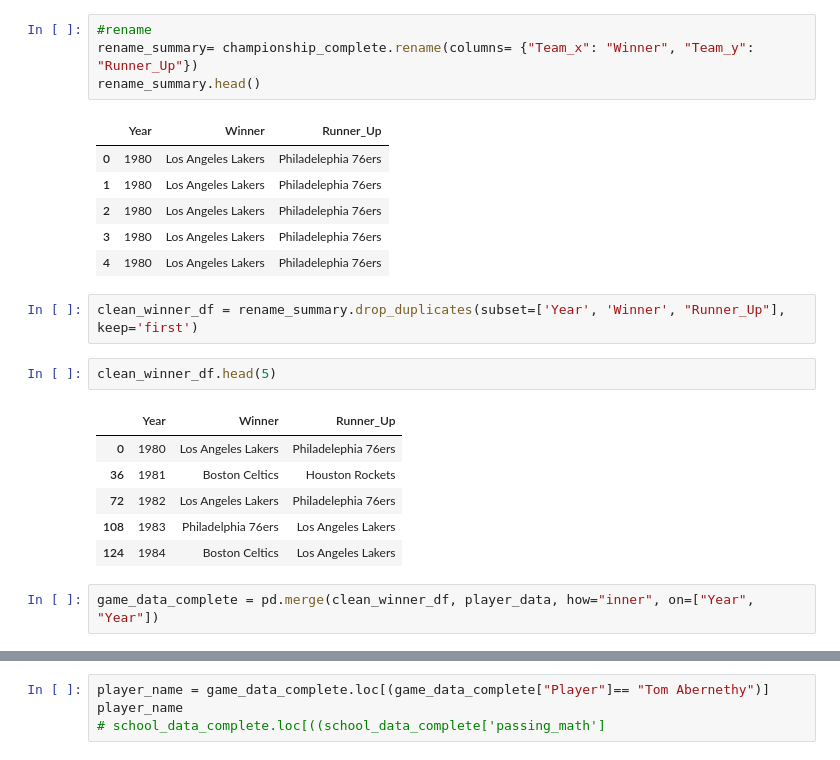
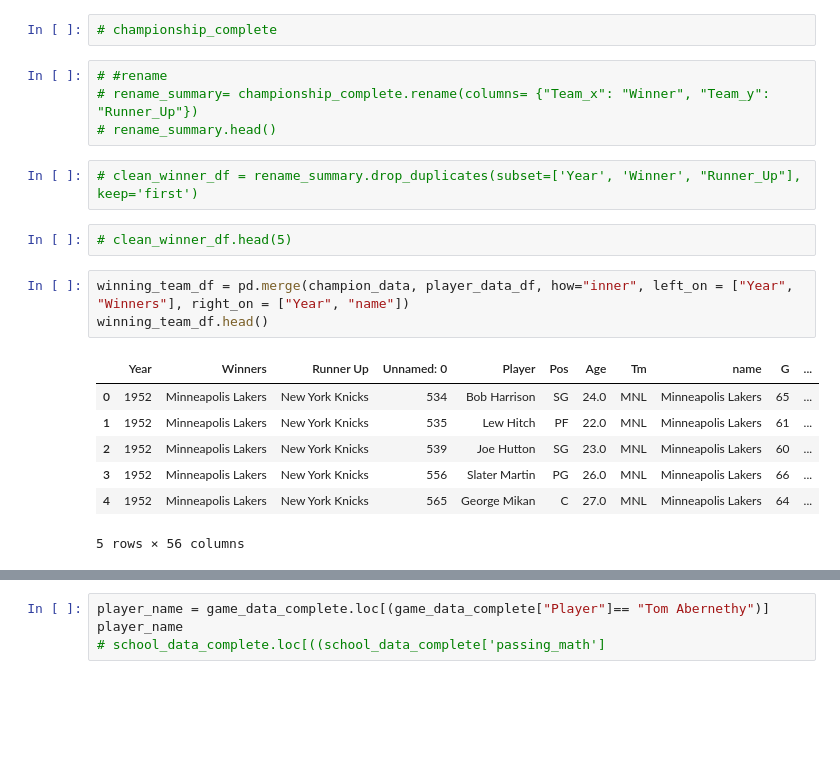
Before and after one commit to caitbeatty/nba_machine_learning, a Jupyter notebook: data_merge.ipynb, the cells around one changed output, grey strips where cells are left out. Drawn from its saved outputs; the diff is of its cells as text; blank space fills up the shorter version.

```diff
--- a/data_merge.ipynb
+++ b/data_merge.ipynb
@@ -128,24 +69,21 @@ championship_complete
+# %%
+# championship_complete
 # %%
-#rename
-rename_summary= championship_complete.rename(columns= {"Team_x": "Winner", "Team_y": "Runner_Up"})
-rename_summary.head()
+# #rename
+# rename_summary= championship_complete.rename(columns= {"Team_x": "Winner", "Team_y": "Runner_Up"})
+# rename_summary.head()
-# %% [output]
-|  | Year | Winner | Runner_Up |
-| 0 | 1980 | Los Angeles Lakers | Philadelephia 76ers |
-| 1 | 1980 | Los Angeles Lakers | Philadelephia 76ers |
-| 2 | 1980 | Los Angeles Lakers | Philadelephia 76ers |
-| 3 | 1980 | Los Angeles Lakers | Philadelephia 76ers |
-| 4 | 1980 | Los Angeles Lakers | Philadelephia 76ers |
 # %%
-clean_winner_df = rename_summary.drop_duplicates(subset=['Year', 'Winner', "Runner_Up"], keep='first')
+# clean_winner_df = rename_summary.drop_duplicates(subset=['Year', 'Winner', "Runner_Up"], keep='first')
 # %%
-clean_winner_df.head(5)
+# clean_winner_df.head(5)
-# %% [output]
-|  | Year | Winner | Runner_Up |
-| 0 | 1980 | Los Angeles Lakers | Philadelephia 76ers |
-| 36 | 1981 | Boston Celtics | Houston Rockets |
-| 72 | 1982 | Los Angeles Lakers | Philadelephia 76ers |
-| 108 | 1983 | Philadelphia 76ers | Los Angeles Lakers |
-| 124 | 1984 | Boston Celtics | Los Angeles Lakers |
 # %%
-game_data_complete = pd.merge(clean_winner_df, player_data, how="inner", on=["Year", "Year"])
+winning_team_df = pd.merge(champion_data, player_data_df, how="inner", left_on = ["Year", "Winners"], right_on = ["Year", "name"])
+winning_team_df.head()
+# %% [output]
+|  | Year | Winners | Runner Up | Unnamed: 0 | Player | Pos | Age | Tm | name | G | ... |
+| 0 | 1952 | Minneapolis Lakers | New York Knicks | 534 | Bob Harrison | SG | 24.0 | MNL | Minneapolis Lakers | 65 | ... |
+| 1 | 1952 | Minneapolis Lakers | New York Knicks | 535 | Lew Hitch | PF | 22.0 | MNL | Minneapolis Lakers | 61 | ... |
+| 2 | 1952 | Minneapolis Lakers | New York Knicks | 539 | Joe Hutton | SG | 23.0 | MNL | Minneapolis Lakers | 60 | ... |
+| 3 | 1952 | Minneapolis Lakers | New York Knicks | 556 | Slater Martin | PG | 26.0 | MNL | Minneapolis Lakers | 66 | ... |
+| 4 | 1952 | Minneapolis Lakers | New York Knicks | 565 | George Mikan | C | 27.0 | MNL | Minneapolis Lakers | 64 | ... |
+5 rows × 56 columns
```
Also changed, not shown: parts of 18 cells of this notebook, 1 other file.
